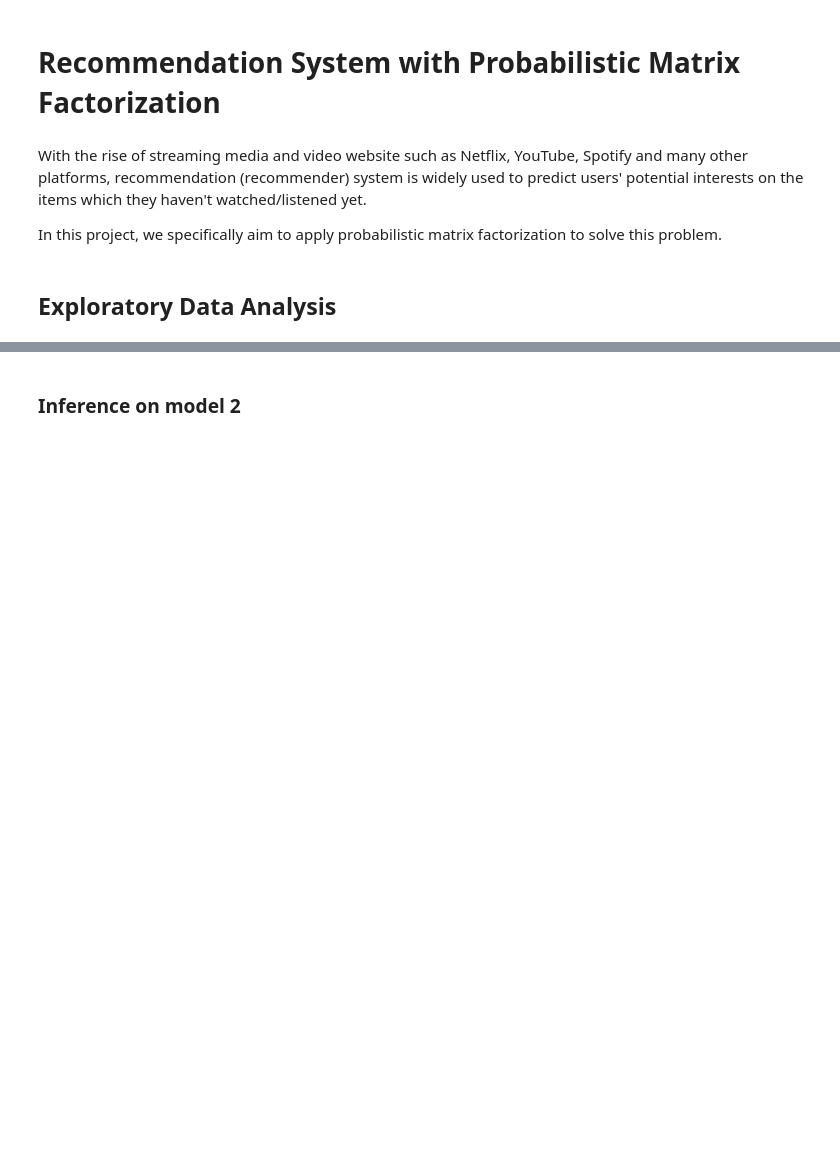
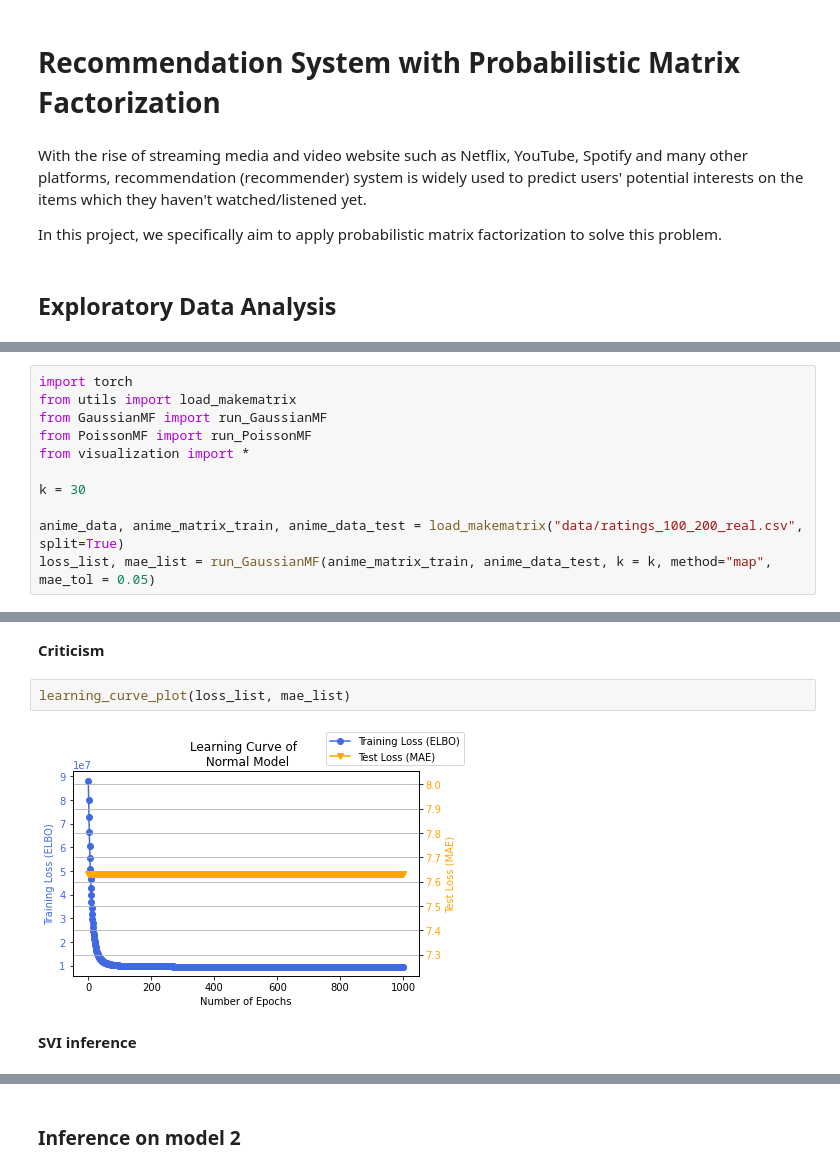
Before and after one commit to wq1701/mlpp_final, a Jupyter notebook: final-project/final-notebook.ipynb, the cells around one changed output, grey strips where cells are left out. Drawn from its saved outputs; the diff is of its cells as text; blank space fills up the shorter version.

```diff
--- a/final-project/final-notebook.ipynb
+++ b/final-project/final-notebook.ipynb
@@ -46,0 +54,11 @@ where $I_{ij}=1$ if user i had rated anime j and 0 otherwise.
+# %%
+import torch
+from utils import load_makematrix
+from GaussianMF import run_GaussianMF
+from PoissonMF import run_PoissonMF
+from visualization import *
+
+k = 30
+
+anime_data, anime_matrix_train, anime_data_test = load_makematrix("data/ratings_100_200_real.csv", split=True)
+loss_list, mae_list = run_GaussianMF(anime_matrix_train, anime_data_test, k = k, method="map", mae_tol = 0.05)
@@ -46,0 +70,8 @@ where $I_{ij}=1$ if user i had rated anime j and 0 otherwise.
+# %% [markdown]
+**Criticism**
+# %%
+learning_curve_plot(loss_list, mae_list)
+# %% [output]
+[figure, added]
+# %% [markdown]
+**SVI inference**
```
Also changed, not shown: parts of 18 cells of this notebook.
